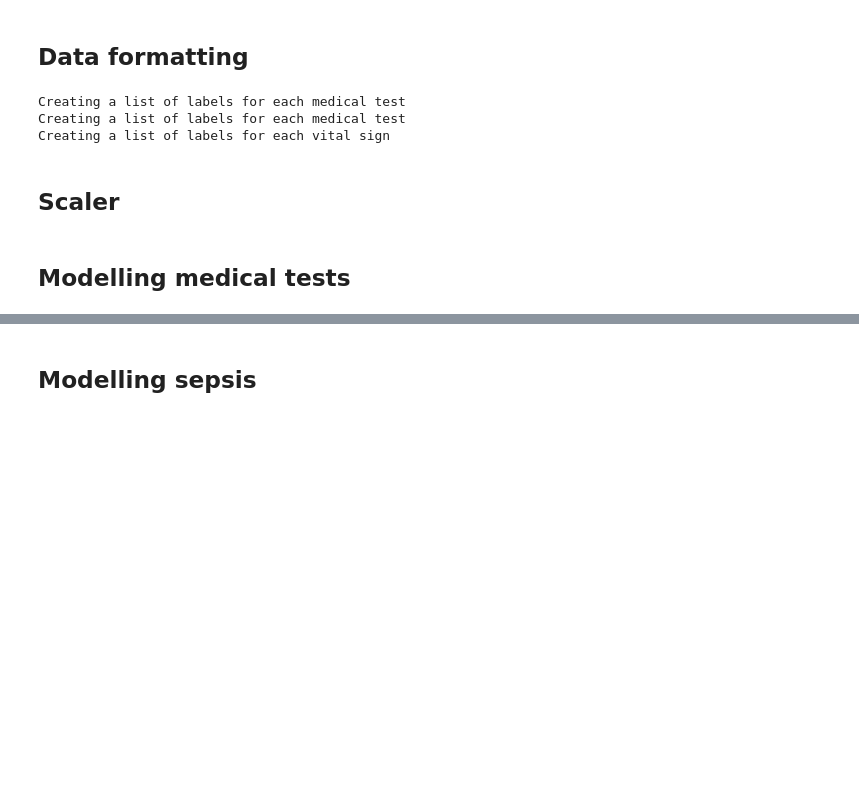
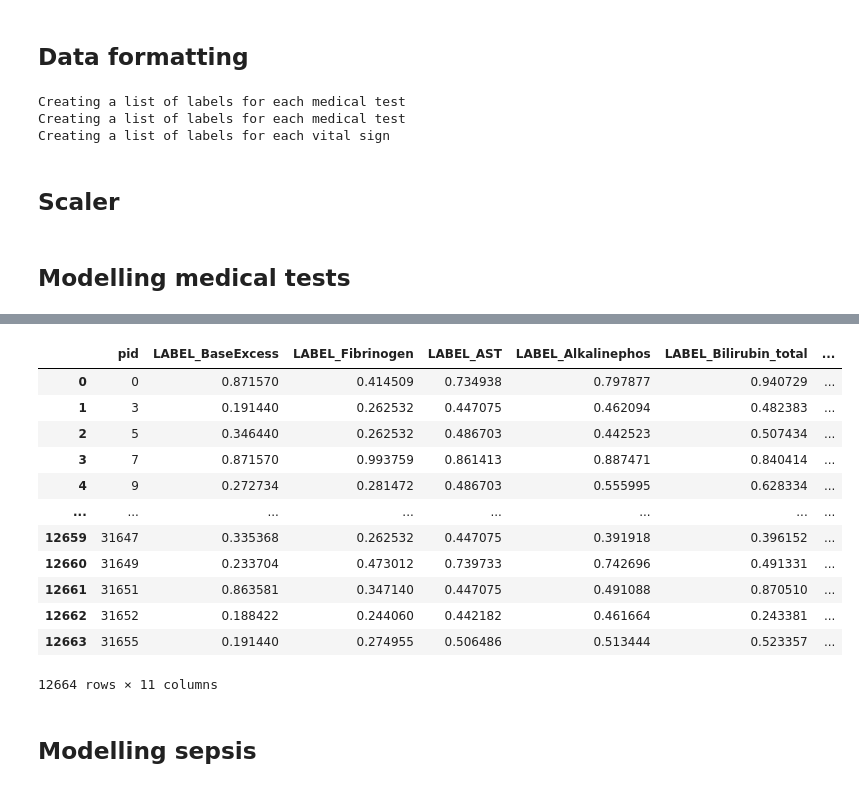
Before and after one commit to pjhartout/Introduction_to_Machine_Learning, a Jupyter notebook: projects/project_2/code_project_2.ipynb, the cells around one changed output, grey strips where cells are left out. Saved outputs shown, nothing was run; the diff lists cells and outputs as text; code cells hidden in the pictures; blank space fills up the shorter version.

```diff
--- a/projects/project_2/code_project_2.ipynb
+++ b/projects/project_2/code_project_2.ipynb
@@ -138,10 +138,13 @@ df_val_preprocessed.to_csv("df_val_philip.csv")
 # %%
 df_train_preprocessed = pd.read_csv("df_train_philip.csv")
 df_val_preprocessed = pd.read_csv("df_val_philip.csv")
+df_train_preprocessed = df_train_preprocessed.sort_values(by=["pid"])
+df_val_preprocessed = df_val_preprocessed.sort_values(by=["pid"])
+df_train_label = df_train_label.sort_values(by=["pid"])
 # %%
 # Data formatting
-X_train = df_train_preprocessed.drop(columns=IDENTIFIERS).values
-X_val = df_val_preprocessed.drop(columns=IDENTIFIERS).values
+X_train = df_train_preprocessed.drop(columns=IDENTIFIERS+['Unnamed: 0']).values
+X_val = df_val_preprocessed.drop(columns=IDENTIFIERS+['Unnamed: 0']).values
 # Create list with different label for each medical test
 print("Creating a list of labels for each medical test")
 y_train_medical_tests = []
@@ -206,7 +209,7 @@ for i, test in enumerate(MEDICAL_TESTS):
     # Coarse parameter grid not optimized at all yet
     param_grid = {
         "booster": ["dart", "gbtree", "gblinear"],
-        "eta": np.arange(0.01, 0.4, 0.015),
+        "eta": [0.4],
         "min_child_weight": range(1, 10, 1),
         "max_depth": range(3, 8, 1),
         "gamma": range(0, 100, 2),
@@ -234,7 +237,7 @@ for i, test in enumerate(MEDICAL_TESTS):
     print("Fitting model")
     coarse_search = RandomizedSearchCV(estimator=clf,
             param_distributions=param_grid, scoring="roc_auc",
-            n_jobs=-1, cv=5, n_iter=100, verbose=1)
+            n_jobs=-1, cv=5, n_iter=10, verbose=1)
     coarse_search.fit(X_train_selected, y_train_res)
 
     models.append(coarse_search.best_estimator_)
@@ -322,9 +315,7 @@ Fitting 5 folds for each of 100 candidates, totalling 500 fits
 # %%
 # Get predictions for medical tests
-val_pids = np.unique(df_val["pid"].values)
 df_pred_medical_test = pd.DataFrame(index=val_pids, columns=MEDICAL_TESTS)
 for i, test in enumerate(MEDICAL_TESTS):
-    col_for_medical_test = columns_medical_tests[i]
     feature_selector = feature_selector_medical_tests[i]
     X_val_vital_sign = feature_selector.transform(X_val_scaled)
     model_for_test = models[i]
@@ -333,6 +324,22 @@ for i, test in enumerate(MEDICAL_TESTS):
     df_pred_medical_test[test] = y_pred
 
 df_pred_medical_test = df_pred_medical_test.reset_index().rename(columns={"index": "pid"})
+# %%
+df_pred_medical_test
+# %% [output]
+|  | pid | LABEL_BaseExcess | LABEL_Fibrinogen | LABEL_AST | LABEL_Alkalinephos | LABEL_Bilirubin_total | ... |
+| 0 | 0 | 0.871570 | 0.414509 | 0.734938 | 0.797877 | 0.940729 | ... |
+| 1 | 3 | 0.191440 | 0.262532 | 0.447075 | 0.462094 | 0.482383 | ... |
+| 2 | 5 | 0.346440 | 0.262532 | 0.486703 | 0.442523 | 0.507434 | ... |
+| 3 | 7 | 0.871570 | 0.993759 | 0.861413 | 0.887471 | 0.840414 | ... |
+| 4 | 9 | 0.272734 | 0.281472 | 0.486703 | 0.555995 | 0.628334 | ... |
+| ... | ... | ... | ... | ... | ... | ... | ... |
+| 12659 | 31647 | 0.335368 | 0.262532 | 0.447075 | 0.391918 | 0.396152 | ... |
+| 12660 | 31649 | 0.233704 | 0.473012 | 0.739733 | 0.742696 | 0.491331 | ... |
+| 12661 | 31651 | 0.863581 | 0.347140 | 0.447075 | 0.491088 | 0.870510 | ... |
+| 12662 | 31652 | 0.188422 | 0.244060 | 0.442182 | 0.461664 | 0.243381 | ... |
+| 12663 | 31655 | 0.191440 | 0.274955 | 0.506486 | 0.513444 | 0.523357 | ... |
+12664 rows × 11 columns
 # %% [markdown]
 ## Modelling sepsis
 # %%
```
Also changed, not shown: parts of 11 cells of this notebook, 1 other file.
